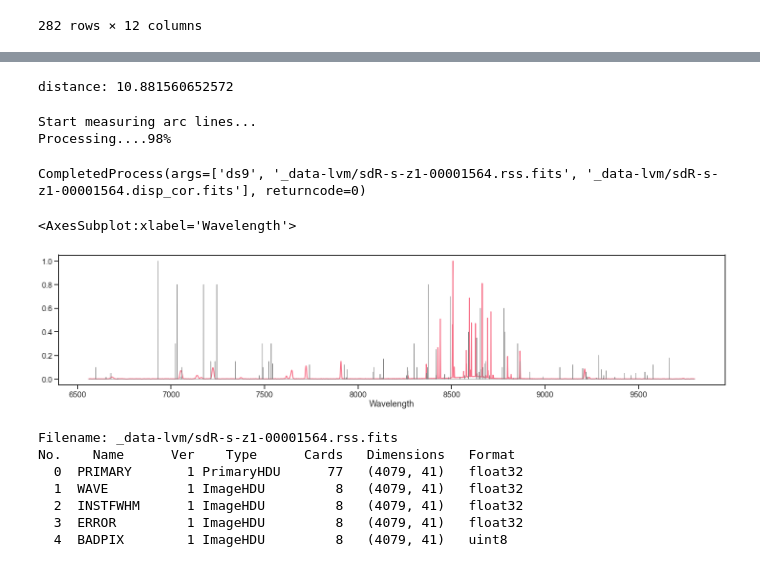
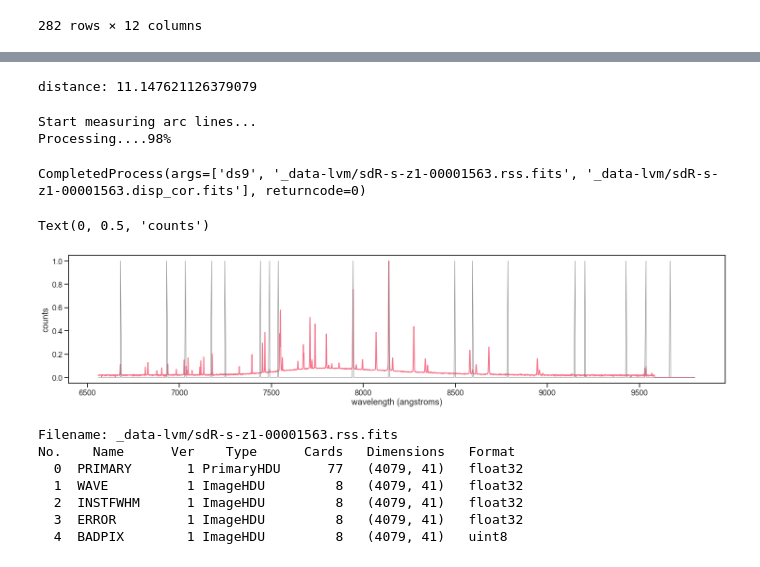
Before and after one commit to sdss/lvmdrp, a Jupyter notebook: docs/nb/lab-lamps.ipynb, the cells around one changed output, grey strips where cells are left out. Saved outputs shown, nothing was run; the diff lists cells and outputs as text; code cells hidden in the pictures.

Commit message:
improving wavelength solution with DESI reference

```diff
--- a/docs/nb/lab-lamps.ipynb
+++ b/docs/nb/lab-lamps.ipynb
@@ -124,7 +124,7 @@ clean_frames.loc[:, ['IMAGETYP', 'M625L4', 'FFS', 'MI150', 'TS', 'ARGON', 'XENON
 # cont_path = clean_frames.loc[clean_frames.LDLS=="ON"].iloc[-1].filepath
 # subprocess.run(f"ds9 {cont_path}".split())
 
-iframe = -1
+iframe = -2
 cont_path = clean_frames.loc[clean_frames.LDLS=="ON"].iloc[iframe].filepath
 cont_name = os.path.basename(cont_path).replace(".fits.gz", "")
 
@@ -311,13 +321,18 @@ CompletedProcess(args=['ds9', '_data-lvm/sdR-s-z1-00001564.ms.fits'], returncode
 # wli, wlf = 5550, 6560
 wli, wlf = 6560, 9800
 ised = 21
-neon_ref = pd.read_csv("_data-lvm/neon-lines.txt", sep="\s+").sort_values("Wavelength").set_index("Wavelength")
-neon_cur_ref = neon_ref.loc[(wli<=neon_ref.index)&(neon_ref.index<=wlf), "Intensity"]#.plot(figsize=(25,5), kind="bar")
+
+neon_ref = pd.read_csv("_data-lvm/neon-lines_desi.txt", sep="\s+", comment="#", names=["Wavelength", "Spectrum", "Spectrograph"]).sort_values("Wavelength").set_index("Wavelength")
+neon_cur_ref = neon_ref.Spectrum
+neon_cur_ref = neon_cur_ref.str.startswith("Ne").astype(int)
+neon_cur_ref = neon_cur_ref.loc[(wli<=neon_cur_ref.index)&(neon_cur_ref.index<=wlf)]#.plot(figsize=(25,5), kind="bar")
+
 del_wl = np.diff(neon_cur_ref.index).min()
 new_wl = np.unique(np.arange(wli, wlf+del_wl, del_wl).tolist()+neon_cur_ref.index.to_list())
 neon_spec = neon_cur_ref.reindex(new_wl).fillna(0)
-# neon_spec.plot(figsize=(25,5))
-# plt.gca().set_yscale("log")
+# # neon_spec.plot(figsize=(25,5))
+# # plt.gca().set_yscale("log")
 
 ext, ext_header = fits.getdata(f"_data-lvm/{arc_name}.ms.fits", header=True)
 target_spec = ext[ised]
+# target_spec[target_spec<target_spec.std()] = 0
@@ -325,10 +379,11 @@ target_spec = ext[ised]
 from scipy.spatial.distance import euclidean
 from fastdtw import fastdtw
 
+
 dist, path = fastdtw(np.log10(1+neon_spec/neon_spec.max()), np.log10(1+target_spec/target_spec.max()), dist=euclidean)
 print("distance:", dist)
 # %% [output]
-distance: 10.881560652572
+distance: 11.147621126379079
 # %%
 ineon, itarget = zip(*path)
 
@@ -343,6 +398,8 @@ with open("_data-lvm/dtw-neon.txt", "w") as f:
     f.write(f"{ised}\n")
     np.savetxt(f, pix_map_table[idx], fmt="%.2f %.2f %d")
 # %%
+# np.seterr(all="raise")
+
 # solucion de longitud de onda
 # este paso deberia hacerse en simultaneo con el trazado de la FWHM (espacial), solucion simultanea en espacio y wavelength es el spectroperfectionism
 # *.res.fits es la LSF
@@ -351,8 +408,8 @@ rssMethod.detWaveSolution_drp(
     f"_data-lvm/{arc_name}.ms.fits",
     f"_data-lvm/{arc_name}.disp.fits",
     f"_data-lvm/{arc_name}.res.fits",
-    f"_data-lvm/dtw-neon.txt",
-    aperture="12", poly_fwhm="-7,-3", poly_dispersion="5", rel_flux_limits="0.2,2", flux_min="100.0", verbose="1"
+    f"_data-lvm/lvm-neon.txt",
+    aperture="12", poly_fwhm="-7,-3", poly_dispersion="-5", rel_flux_limits="0.2,2", flux_min="100.0", verbose="1"
 )
 # subprocess.run(f"ds9 {arc_name}.disp.fits {arc_name}.res.fits".split())
 
@@ -374,21 +431,23 @@ subprocess.run(f"ds9 _data-lvm/{arc_name}.rss.fits _data-lvm/{arc_name}.disp_cor
 # %% [output]
 Start measuring arc lines...
 Processing....98%
-CompletedProcess(args=['ds9', '_data-lvm/sdR-s-z1-00001564.rss.fits', '_data-lvm/sdR-s-z1-00001564.disp_cor.fits'], returncode=0)
+CompletedProcess(args=['ds9', '_data-lvm/sdR-s-z1-00001563.rss.fits', '_data-lvm/sdR-s-z1-00001563.disp_cor.fits'], returncode=0)
 # %%
 rss = rssMethod.loadRSS(f"_data-lvm/{arc_name}.disp_cor.fits")
 
 plt.figure(figsize=(25,5))
-plt.plot(rss._wave, rss._data[ised]/rss._data[ised].max(), lw=2)
+plt.plot(rss._wave, np.sqrt(rss._data[ised]/rss._data[ised].max()), lw=2)
 (neon_spec/neon_spec.max()).plot(ax=plt.gca(), lw=1, color="0.5")
+plt.xlabel("wavelength (angstroms)")
+plt.ylabel("counts")
 # %% [output]
-<AxesSubplot:xlabel='Wavelength'>
+Text(0, 0.5, 'counts')
-[figure, old version]
+[figure, new version]
 # %%
 f = fits.open(f"_data-lvm/{arc_name}.rss.fits")
 f.info()
 # %% [output]
-Filename: _data-lvm/sdR-s-z1-00001564.rss.fits
+Filename: _data-lvm/sdR-s-z1-00001563.rss.fits
 No.    Name      Ver    Type      Cards   Dimensions   Format
   0  PRIMARY       1 PrimaryHDU      77   (4079, 41)   float32
   1  WAVE          1 ImageHDU         8   (4079, 41)   float32
```
Also changed, not shown: parts of 8 cells of this notebook.
